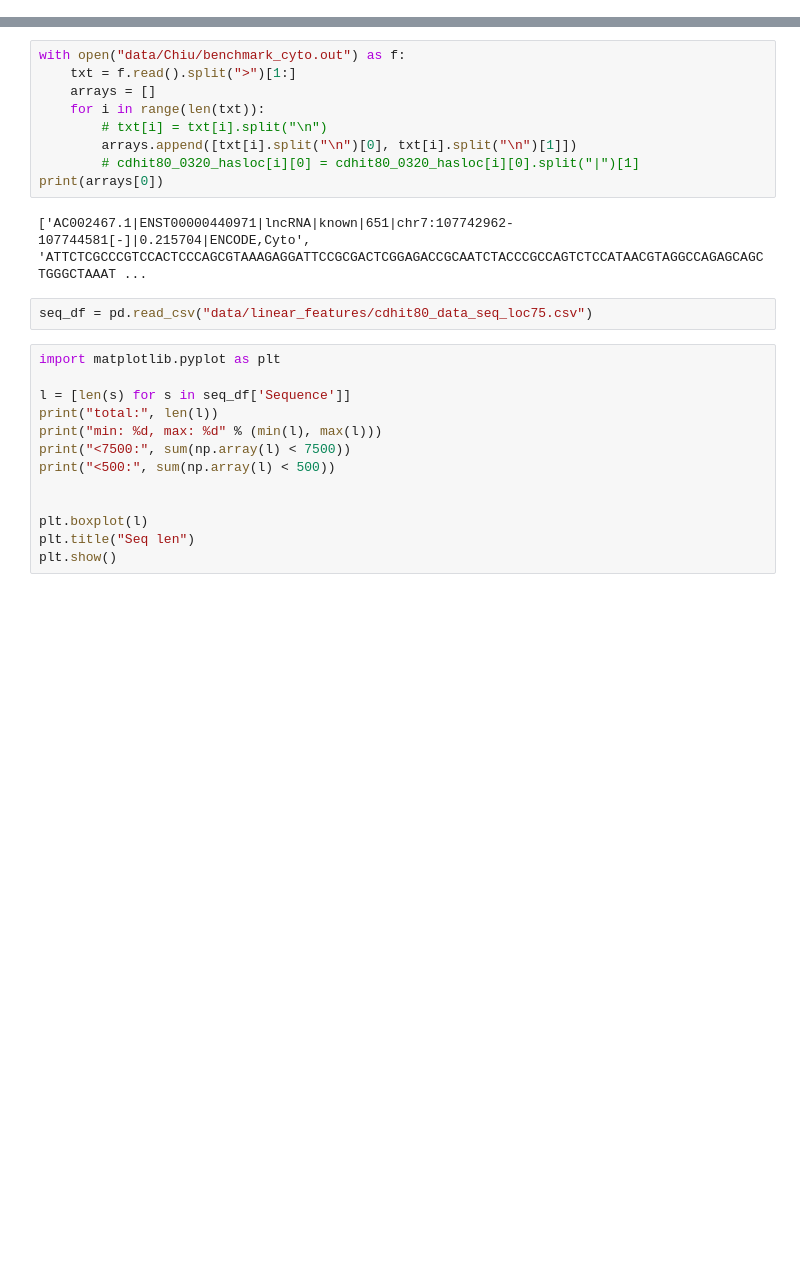
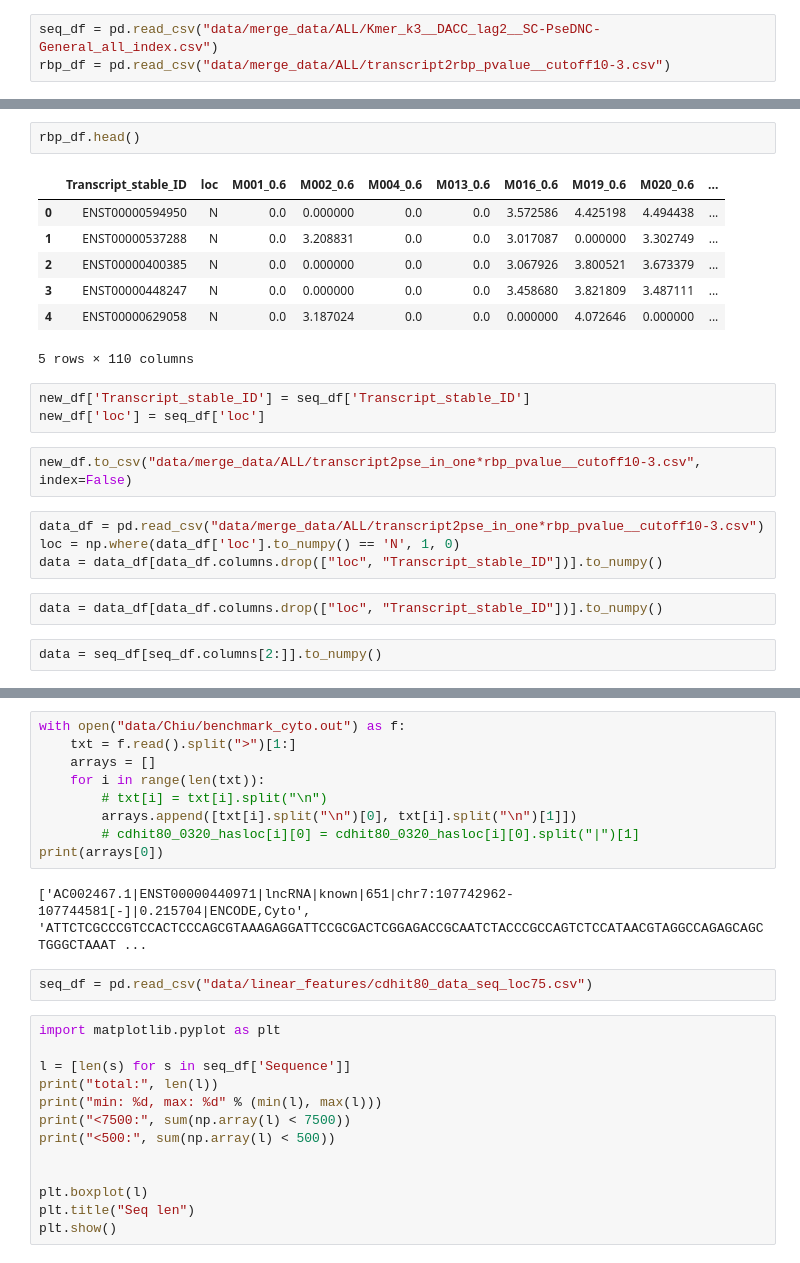
Before and after one commit to JiandeWuu/sixthTool, a Jupyter notebook: data.ipynb, the cells around one changed output, grey strips where cells are left out. Cells and saved outputs as stored; diff of their text form; blank space fills up the shorter version.

```diff
--- a/data.ipynb
+++ b/data.ipynb
@@ -3,0 +8,3 @@ import pandas as pd
+# %%
+seq_df = pd.read_csv("data/merge_data/ALL/Kmer_k3__DACC_lag2__SC-PseDNC-General_all_index.csv")
+rbp_df = pd.read_csv("data/merge_data/ALL/transcript2rbp_pvalue__cutoff10-3.csv")
@@ -3,0 +19,23 @@ import pandas as pd
+# %%
+rbp_df.head()
+# %% [output]
+|  | Transcript_stable_ID | loc | M001_0.6 | M002_0.6 | M004_0.6 | M013_0.6 | M016_0.6 | M019_0.6 | M020_0.6 | ... |
+| 0 | ENST00000594950 | N | 0.0 | 0.000000 | 0.0 | 0.0 | 3.572586 | 4.425198 | 4.494438 | ... |
+| 1 | ENST00000537288 | N | 0.0 | 3.208831 | 0.0 | 0.0 | 3.017087 | 0.000000 | 3.302749 | ... |
+| 2 | ENST00000400385 | N | 0.0 | 0.000000 | 0.0 | 0.0 | 3.067926 | 3.800521 | 3.673379 | ... |
+| 3 | ENST00000448247 | N | 0.0 | 0.000000 | 0.0 | 0.0 | 3.458680 | 3.821809 | 3.487111 | ... |
+| 4 | ENST00000629058 | N | 0.0 | 3.187024 | 0.0 | 0.0 | 0.000000 | 4.072646 | 0.000000 | ... |
+5 rows × 110 columns
+# %%
+new_df['Transcript_stable_ID'] = seq_df['Transcript_stable_ID']
+new_df['loc'] = seq_df['loc']
+# %%
+new_df.to_csv("data/merge_data/ALL/transcript2pse_in_one*rbp_pvalue__cutoff10-3.csv", index=False)
+# %%
+data_df = pd.read_csv("data/merge_data/ALL/transcript2pse_in_one*rbp_pvalue__cutoff10-3.csv")
+loc = np.where(data_df['loc'].to_numpy() == 'N', 1, 0)
+data = data_df[data_df.columns.drop(["loc", "Transcript_stable_ID"])].to_numpy()
+# %%
+data = data_df[data_df.columns.drop(["loc", "Transcript_stable_ID"])].to_numpy()
+# %%
+data = seq_df[seq_df.columns[2:]].to_numpy()
```
Also changed, not shown: parts of 8 cells of this notebook, 12 other files.
